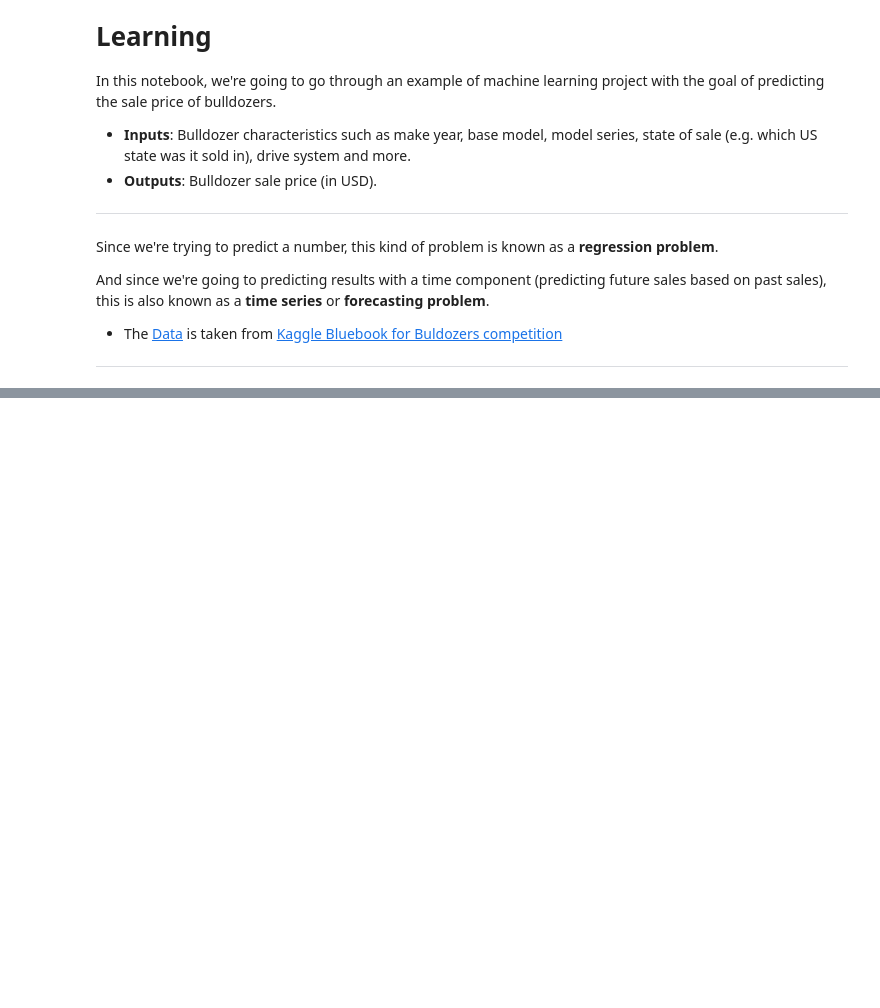
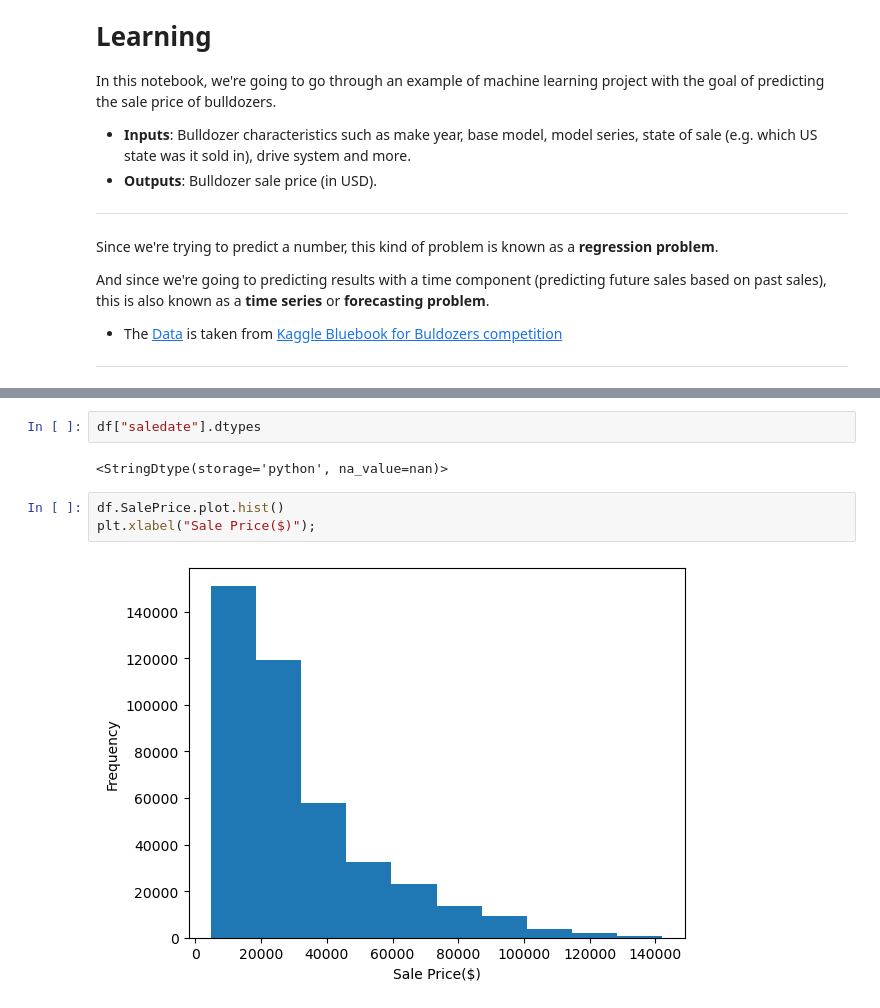
Before and after one commit to Eakempreet/Learning-ML-Projects, a Jupyter notebook: bulldozer-price-prediction-project-2/end-to-end-bluebook-bulldozer-price-regression.ipynb, the cells around one changed output, grey strips where cells are left out. Saved outputs shown, nothing was run; the diff lists cells and outputs as text; blank space fills up the shorter version.

```diff
--- a/bulldozer-price-prediction-project-2/end-to-end-bluebook-bulldozer-price-regression.ipynb
+++ b/bulldozer-price-prediction-project-2/end-to-end-bluebook-bulldozer-price-regression.ipynb
@@ -37,0 +155,9 @@ Since we already have a dataset, we'll approach the problem with the following m
+# %%
+df["saledate"].dtypes
+# %% [output]
+<StringDtype(storage='python', na_value=nan)>
+# %%
+df.SalePrice.plot.hist()
+plt.xlabel("Sale Price($)");
+# %% [output]
+[figure, added]
```
Also changed, not shown: parts of 20 cells of this notebook, 1 other file.
